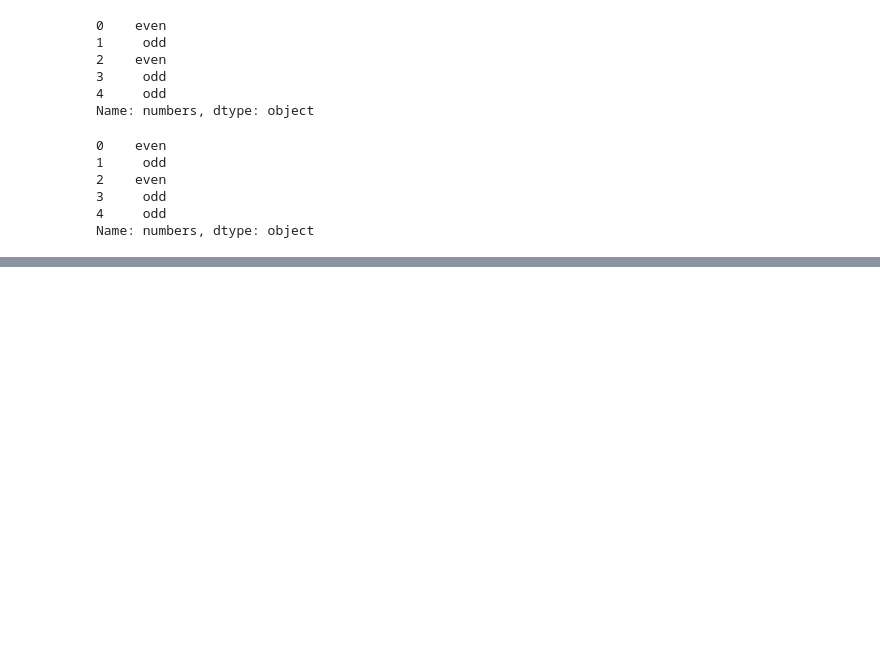
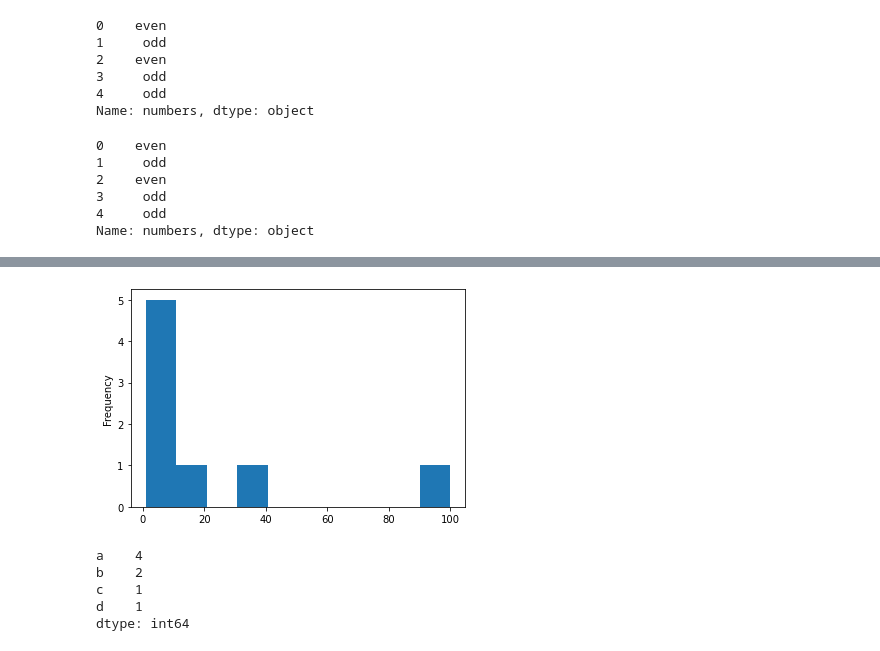
Before and after one commit to natasharivers/numpy-pandas-visualization-exercises, a Jupyter notebook: Pandas Notes.ipynb, the cells around one changed output, grey strips where cells are left out. Saved outputs shown, nothing was run; the diff lists cells and outputs as text; code cells hidden in the pictures; blank space fills up the shorter version.

```diff
--- a/Pandas Notes.ipynb
+++ b/Pandas Notes.ipynb
@@ -527,0 +629,15 @@ Name: numbers, dtype: object
+# %%
+#another way of specifying graph type
+nums_series.plot(kind='hist')
+plt.show()
+# %% [output]
+[figure, added]
+# %%
+lets_series = pd.Series(['a','b','a','c', 'b', 'a', 'd', 'a'])
+lets_series.value_counts()
+# %% [output]
+a    4
+b    2
+c    1
+d    1
+dtype: int64
```
Also changed, not shown: parts of 15 cells of this notebook, 1 other file.
